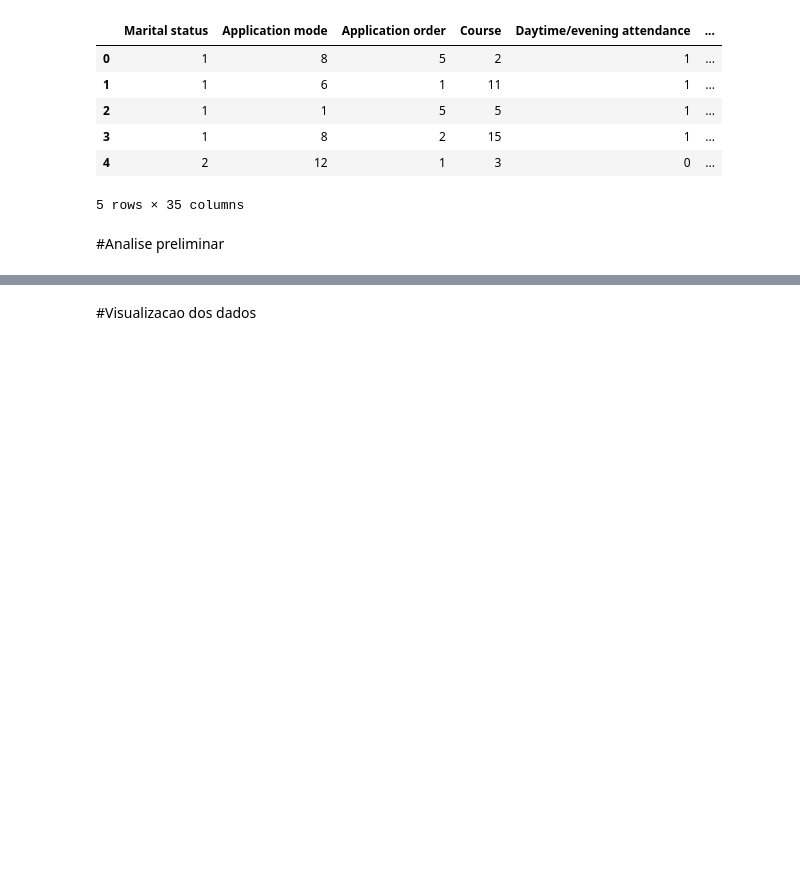
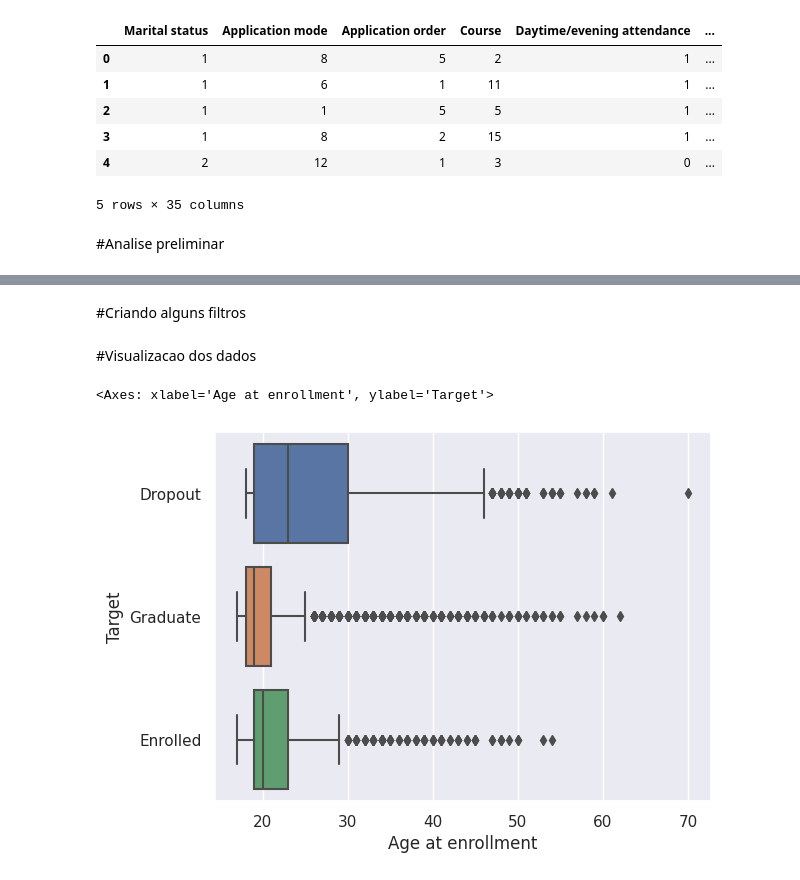
Before and after one commit to felmateos/predict-academic-success, a Jupyter notebook: AcademicSuccess.ipynb, the cells around one changed output, grey strips where cells are left out. Drawn from its saved outputs; the diff is of its cells as text; code cells hidden in the pictures; blank space fills up the shorter version.

```diff
--- a/AcademicSuccess.ipynb
+++ b/AcademicSuccess.ipynb
@@ -47,0 +60,2 @@ memory usage: 1.2+ MB
+# %% [markdown]
+#Criando alguns filtros
@@ -48,2 +66,10 @@ memory usage: 1.2+ MB
 # %% [markdown]
 #Visualizacao dos dados
+# %%
+sns.boxplot(
+    data=df,
+    x="Age at enrollment", y="Target"
+)
+# %% [output]
+<Axes: xlabel='Age at enrollment', ylabel='Target'>
+[figure, added]
```
Also changed, not shown: parts of 8 cells of this notebook.
